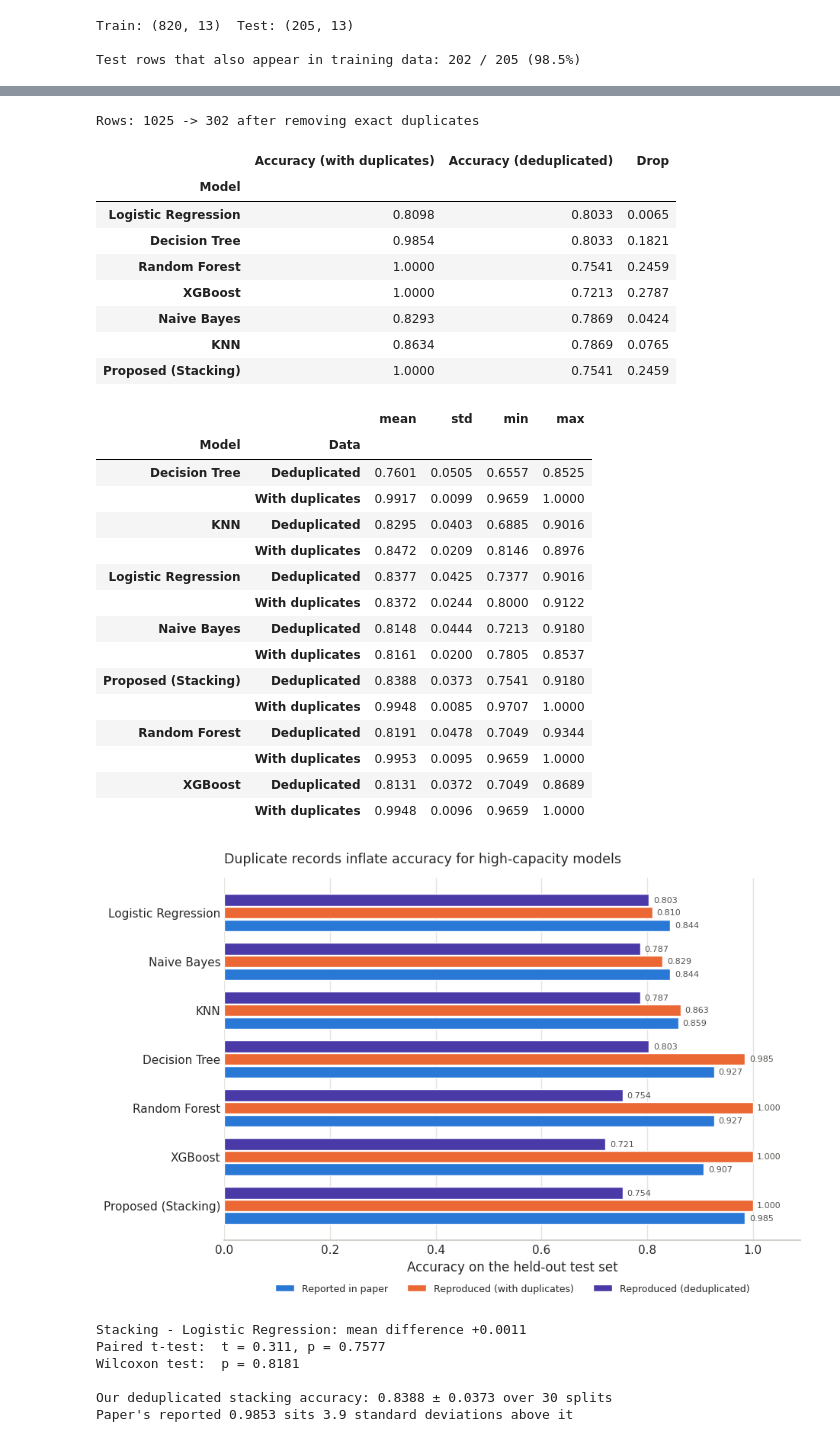
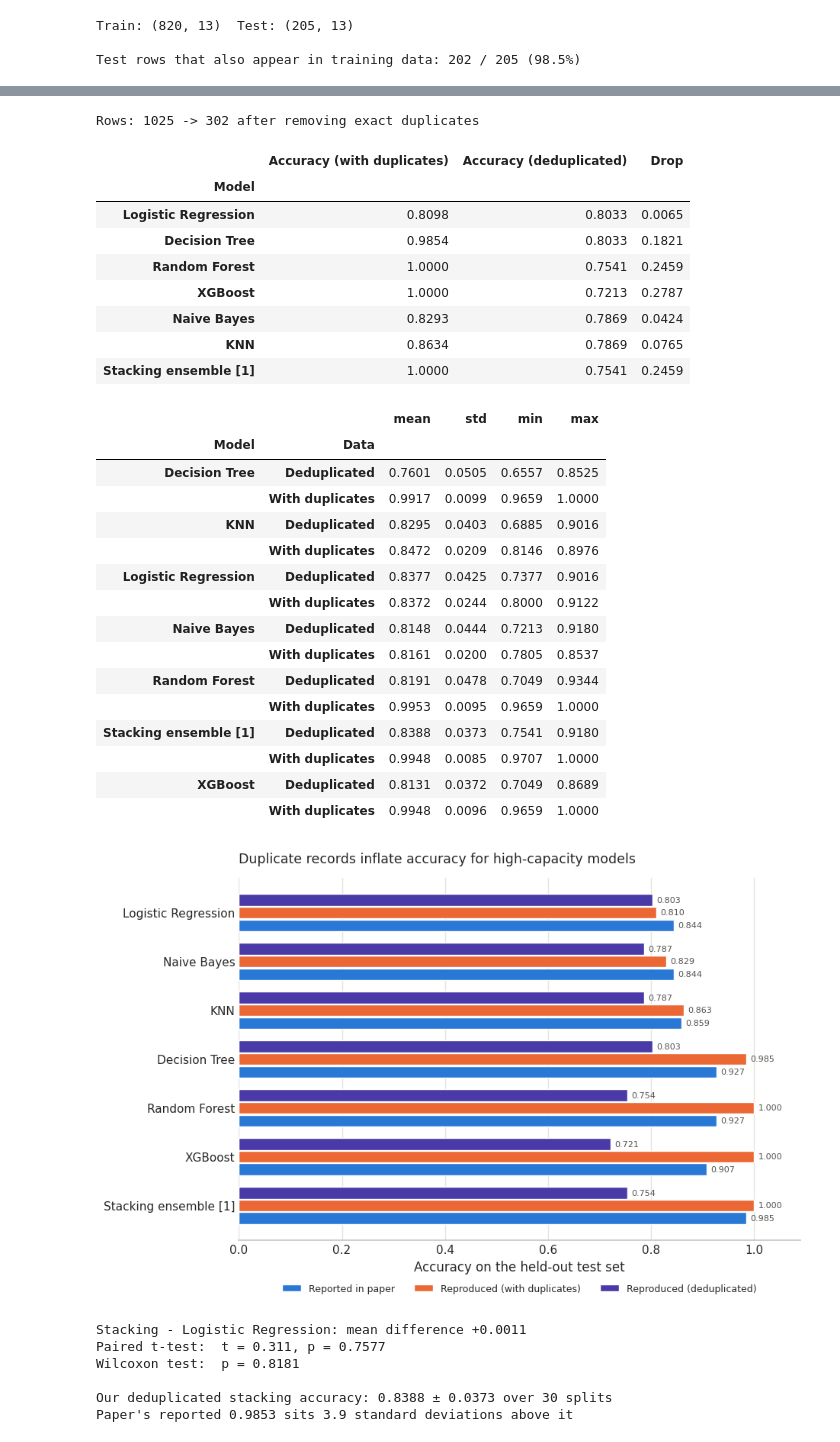
Before and after one commit to Ayaan435/heart-disease-reproducibility-sit307, a Jupyter notebook: SIT307_11_1HD.ipynb, the cells around one changed output, grey strips where cells are left out. Saved outputs shown, nothing was run; the diff lists cells and outputs as text; code cells hidden in the pictures.

Commit message:
Revised report, notebook and figures for tutor feedback

```diff
--- a/SIT307_11_1HD.ipynb
+++ b/SIT307_11_1HD.ipynb
@@ -132,7 +132,7 @@ def evaluate(name, model, X_tr, y_tr, X_te, y_te):
             "AUC":         roc_auc_score(y_te, proba)}
 
 rows = [evaluate(n, m, X_tr, y_tr, X_te, y_te) for n, m in base_models.items()]
-rows.append(evaluate("Proposed (Stacking)", stack, X_tr, y_tr, X_te, y_te))
+rows.append(evaluate("Stacking ensemble [1]", stack, X_tr, y_tr, X_te, y_te))
 repro = pd.DataFrame(rows).set_index("Model").round(4)
 repro
 # %% [output]
@@ -148,7 +148,7 @@ repro
 # %%
 paper = pd.DataFrame({
     "Model":     ["Logistic Regression","Naive Bayes","KNN","Decision Tree",
-                  "Random Forest","XGBoost","Proposed (Stacking)"],
+                  "Random Forest","XGBoost","Stacking ensemble [1]"],
     "Accuracy":  [0.8439, 0.8439, 0.8585, 0.9268, 0.9268, 0.9073, 0.9853],
     "Precision": [0.8196, 0.8250, 0.8648, 0.9702, 0.9130, 0.9174, 1.0000],
     "Recall/Sens":[0.9090, 0.9000, 0.8727, 0.8909, 0.9545, 0.9090, 0.9727],
@@ -190,7 +190,7 @@ def build_models(seed=42):
         estimators=[(k.lower().replace(" ", "_"), v) for k, v in models.items()],
         final_estimator=LogisticRegression(max_iter=1000, random_state=seed),
         cv=5, n_jobs=-1)
-    models["Proposed (Stacking)"] = stack
+    models["Stacking ensemble [1]"] = stack
     return models
 
 def run_split(data, seed=42):
@@ -219,7 +219,7 @@ Rows: 1025 -> 302 after removing exact duplicates
 | XGBoost | 1.0000 | 0.7213 | 0.2787 |
 | Naive Bayes | 0.8293 | 0.7869 | 0.0424 |
 | KNN | 0.8634 | 0.7869 | 0.0765 |
-| Proposed (Stacking) | 1.0000 | 0.7541 | 0.2459 |
+| Stacking ensemble [1] | 1.0000 | 0.7541 | 0.2459 |
 # %%
 seeds = range(30)
 records = []
@@ -244,42 +244,42 @@ summary
 |  | With duplicates | 0.8372 | 0.0244 | 0.8000 | 0.9122 |
 | Naive Bayes | Deduplicated | 0.8148 | 0.0444 | 0.7213 | 0.9180 |
 |  | With duplicates | 0.8161 | 0.0200 | 0.7805 | 0.8537 |
-| Proposed (Stacking) | Deduplicated | 0.8388 | 0.0373 | 0.7541 | 0.9180 |
-|  | With duplicates | 0.9948 | 0.0085 | 0.9707 | 1.0000 |
 | Random Forest | Deduplicated | 0.8191 | 0.0478 | 0.7049 | 0.9344 |
 |  | With duplicates | 0.9953 | 0.0095 | 0.9659 | 1.0000 |
+| Stacking ensemble [1] | Deduplicated | 0.8388 | 0.0373 | 0.7541 | 0.9180 |
+|  | With duplicates | 0.9948 | 0.0085 | 0.9707 | 1.0000 |
 | XGBoost | Deduplicated | 0.8131 | 0.0372 | 0.7049 | 0.8689 |
 |  | With duplicates | 0.9948 | 0.0096 | 0.9659 | 1.0000 |
 # %%
 order = ["Logistic Regression","Naive Bayes","KNN","Decision Tree",
-         "Random Forest","XGBoost","Proposed (Stacking)"]
+         "Random Forest","XGBoost","Stacking ensemble [1]"]
 
 C = {"paper": "#2a78d6", "dupes": "#eb6834", "clean": "#4a3aa7"}
 series = [("Reported in paper",            paper.loc[order, "Accuracy"].values, C["paper"]),
           ("Reproduced (with duplicates)", repro.loc[order, "Accuracy"].values, C["dupes"]),
           ("Reproduced (deduplicated)",    clean.loc[order, "Accuracy"].values, C["clean"])]
 
 y, h = np.arange(len(order)), 0.26
 fig, ax = plt.subplots(figsize=(9.5, 6.2))
 for i, (label, vals, colour) in enumerate(series):
     pos = y + (1 - i) * h
     ax.barh(pos, vals, height=h * 0.92, color=colour, label=label, zorder=3)
     for p, v in zip(pos, vals):
         ax.text(v + 0.008, p, f"{v:.3f}", va="center", fontsize=8, color="#52514e")
 
 ax.set_yticks(y); ax.set_yticklabels(order); ax.invert_yaxis()
 ax.set_xlim(0, 1.09); ax.set_xlabel("Accuracy on the held-out test set")
 ax.set_title("Duplicate records inflate accuracy for high-capacity models",
              pad=14, fontsize=12.5, loc="left")
 ax.xaxis.grid(True, color="#e5e4df", zorder=0); ax.yaxis.grid(False); ax.set_axisbelow(True)
 for s in ("top", "right", "left"): ax.spines[s].set_visible(False)
 ax.spines["bottom"].set_color("#c9c8c2"); ax.tick_params(length=0)
 ax.legend(loc="lower center", bbox_to_anchor=(0.5, -0.17), ncol=3, frameon=False, fontsize=9)
 fig.tight_layout()
 fig.savefig("fig_leakage.png", dpi=200, bbox_inches="tight", facecolor="white")
 plt.show()
 # %% [output]
-[figure, old version]
+[figure, new version]
 # %%
 from scipy import stats
 
```
Also changed, not shown: parts of 5 cells of this notebook, 3 other files.
